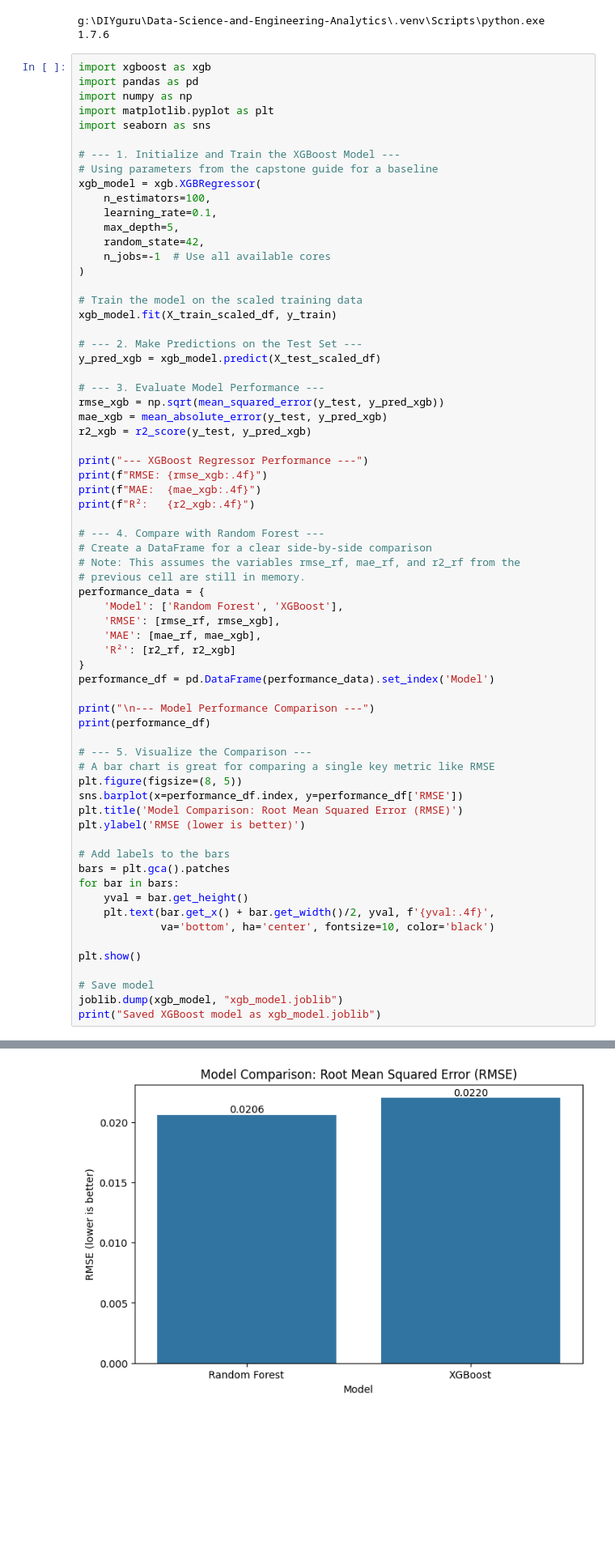
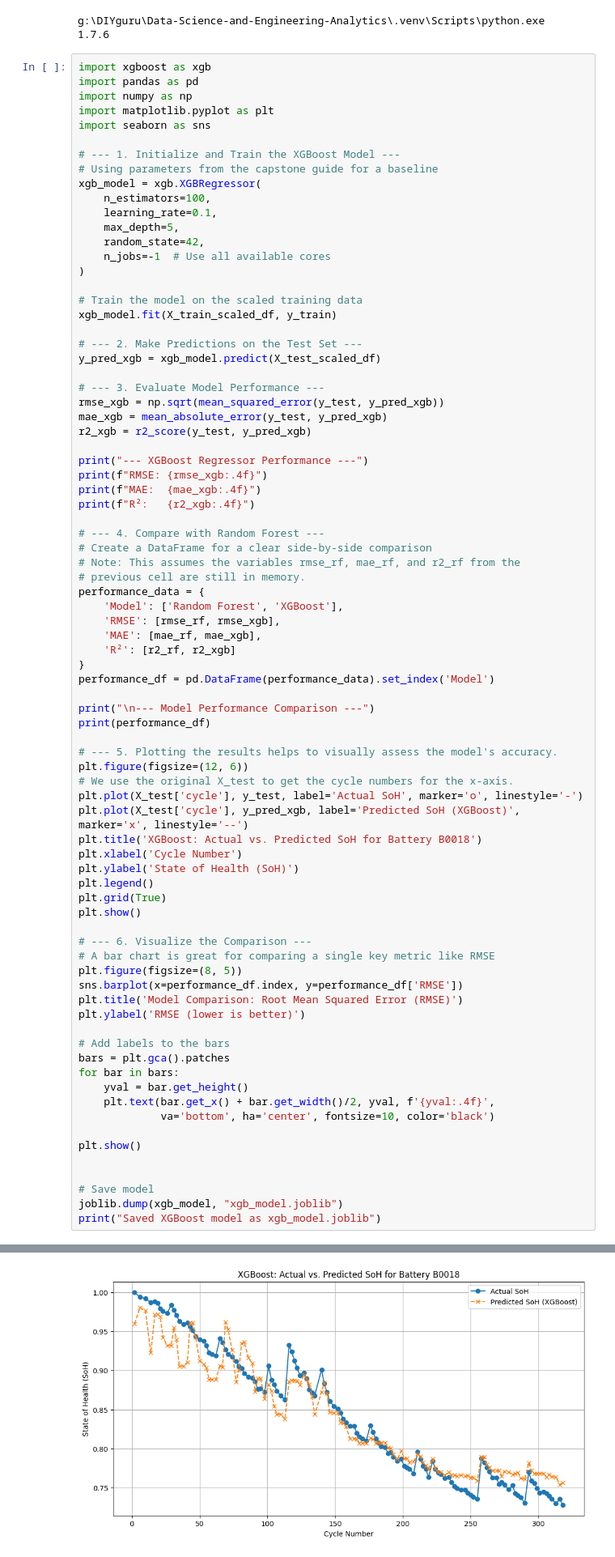
Before and after one commit to aravindhkrishnan09/Data-Science-and-Engineering-Analytics, a Jupyter notebook: Capstone_Project/jupyter_notebooks/EV_Battery_Health_Prediction.ipynb, the cells around one changed output, grey strips where cells are left out. Shown at 81% size. Cells and saved outputs as stored; diff of their text form; blank space fills up the shorter version.

```diff
--- a/Capstone_Project/jupyter_notebooks/EV_Battery_Health_Prediction.ipynb
+++ b/Capstone_Project/jupyter_notebooks/EV_Battery_Health_Prediction.ipynb
@@ -1573,34 +1573,47 @@ performance_df = pd.DataFrame(performance_data).set_index('Model')
 print("\n--- Model Performance Comparison ---")
 print(performance_df)
 
-# --- 5. Visualize the Comparison ---
+# --- 5. Plotting the results helps to visually assess the model's accuracy.
+plt.figure(figsize=(12, 6))
+# We use the original X_test to get the cycle numbers for the x-axis.
+plt.plot(X_test['cycle'], y_test, label='Actual SoH', marker='o', linestyle='-')
+plt.plot(X_test['cycle'], y_pred_xgb, label='Predicted SoH (XGBoost)', marker='x', linestyle='--')
+plt.title('XGBoost: Actual vs. Predicted SoH for Battery B0018')
+plt.xlabel('Cycle Number')
+plt.ylabel('State of Health (SoH)')
+plt.legend()
+plt.grid(True)
+plt.show()
+
+# --- 6. Visualize the Comparison ---
 # A bar chart is great for comparing a single key metric like RMSE
 plt.figure(figsize=(8, 5))
 sns.barplot(x=performance_df.index, y=performance_df['RMSE'])
 plt.title('Model Comparison: Root Mean Squared Error (RMSE)')
 plt.ylabel('RMSE (lower is better)')
 
 # Add labels to the bars
 bars = plt.gca().patches
 for bar in bars:
     yval = bar.get_height()
     plt.text(bar.get_x() + bar.get_width()/2, yval, f'{yval:.4f}',
              va='bottom', ha='center', fontsize=10, color='black')
 
 plt.show()
 
+
 # Save model
 joblib.dump(xgb_model, "xgb_model.joblib")
 print("Saved XGBoost model as xgb_model.joblib")
 # %% [output]
 --- XGBoost Regressor Performance ---
 RMSE: 0.0220
 MAE:  0.0176
 R²:   0.9276
 
 --- Model Performance Comparison ---
                    RMSE       MAE        R²
 Model
 Random Forest  0.020586  0.016974  0.936653
 XGBoost        0.022010  0.017566  0.927585
-[figure, old version]
+[figure, new version]
```
Also changed, not shown: parts of 13 cells of this notebook, 1 other file.
